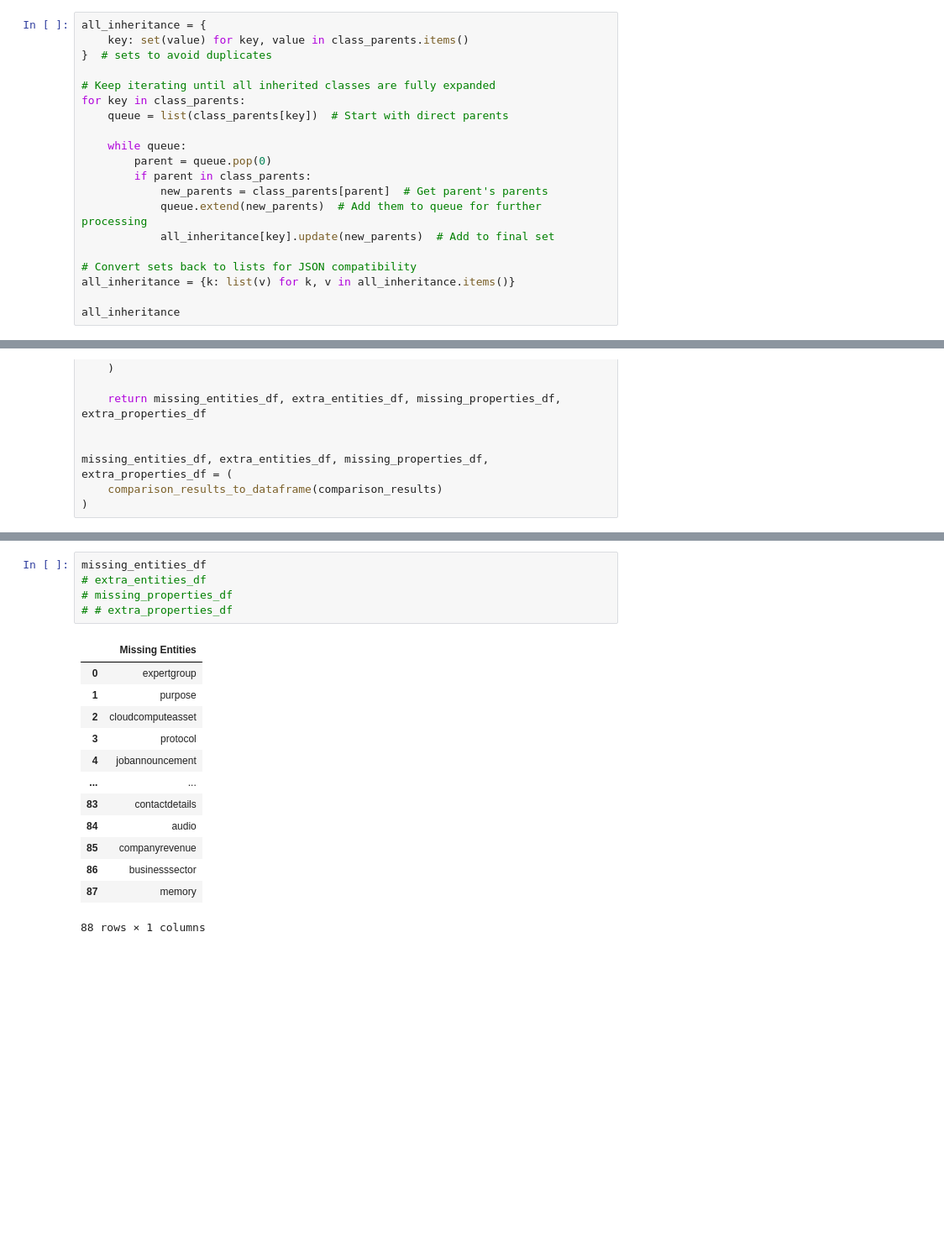
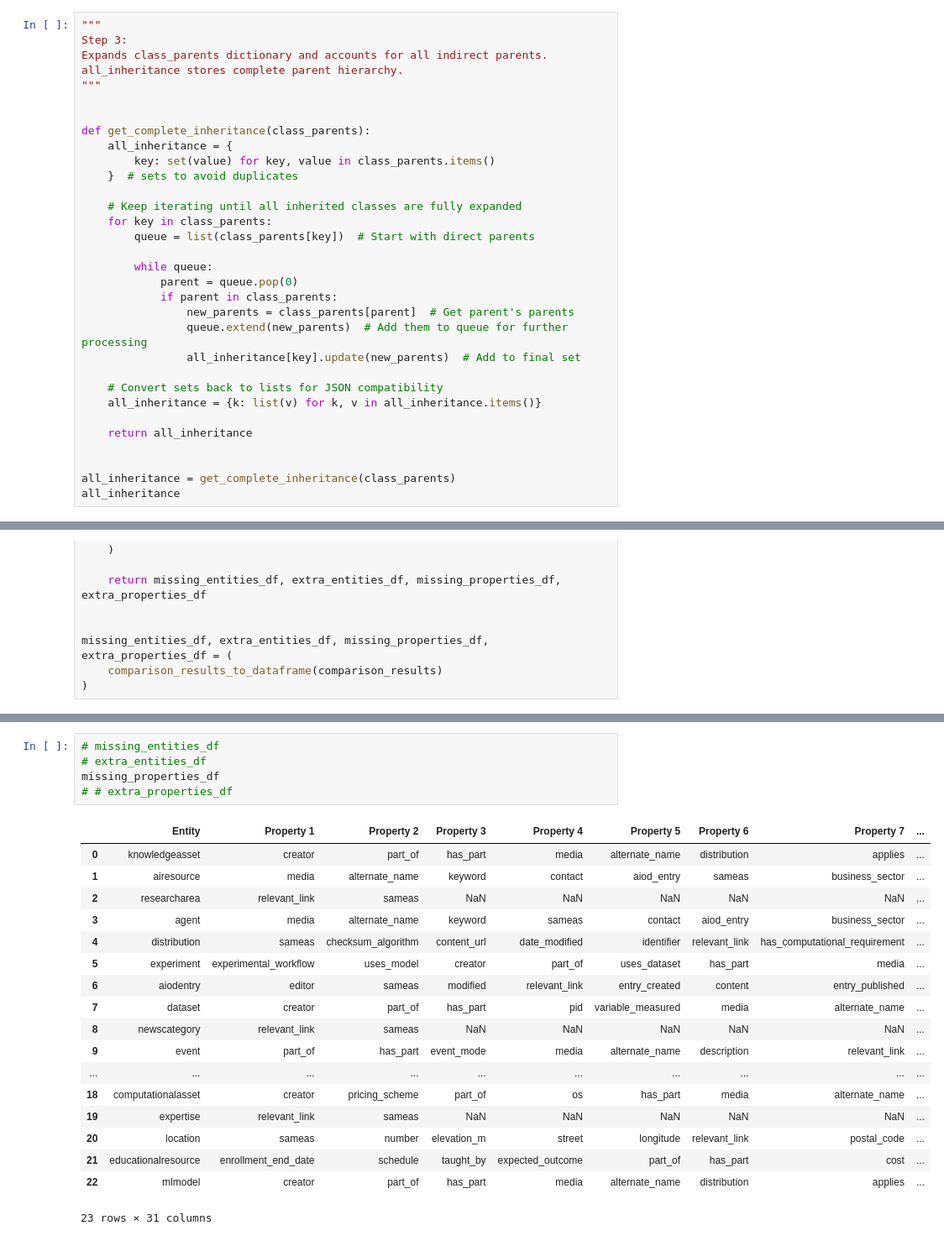
Before and after one commit to crocmons/AIOD-rest-api, a Jupyter notebook: generate_json_schema/generate_schema.ipynb, the cells around one changed output, grey strips where cells are left out. Shown: that part at 84% size. Cells and saved outputs as stored; diff of their text form; blank space fills up the shorter version.

```diff
--- a/generate_json_schema/generate_schema.ipynb
+++ b/generate_json_schema/generate_schema.ipynb
@@ -138,20 +243,32 @@ class_parents
 # %%
-all_inheritance = {
-    key: set(value) for key, value in class_parents.items()
-}  # sets to avoid duplicates
+"""
+Step 3:
+Expands class_parents dictionary and accounts for all indirect parents.
+all_inheritance stores complete parent hierarchy.
+"""
 
-# Keep iterating until all inherited classes are fully expanded
-for key in class_parents:
-    queue = list(class_parents[key])  # Start with direct parents
 
-    while queue:
-        parent = queue.pop(0)
-        if parent in class_parents:
-            new_parents = class_parents[parent]  # Get parent's parents
-            queue.extend(new_parents)  # Add them to queue for further processing
-            all_inheritance[key].update(new_parents)  # Add to final set
+def get_complete_inheritance(class_parents):
+    all_inheritance = {
+        key: set(value) for key, value in class_parents.items()
+    }  # sets to avoid duplicates
 
-# Convert sets back to lists for JSON compatibility
-all_inheritance = {k: list(v) for k, v in all_inheritance.items()}
+    # Keep iterating until all inherited classes are fully expanded
+    for key in class_parents:
+        queue = list(class_parents[key])  # Start with direct parents
 
+        while queue:
+            parent = queue.pop(0)
+            if parent in class_parents:
+                new_parents = class_parents[parent]  # Get parent's parents
+                queue.extend(new_parents)  # Add them to queue for further processing
+                all_inheritance[key].update(new_parents)  # Add to final set
+
+    # Convert sets back to lists for JSON compatibility
+    all_inheritance = {k: list(v) for k, v in all_inheritance.items()}
+
+    return all_inheritance
+
+
+all_inheritance = get_complete_inheritance(class_parents)
 all_inheritance
@@ -519,19 +730,24 @@ missing_properties_df[missing_properties_df["Entity"] == "knowledgeasset"]
 # %%
-missing_entities_df
+# missing_entities_df
 # extra_entities_df
-# missing_properties_df
+missing_properties_df
 # # extra_properties_df
 # %% [output]
-|  | Missing Entities |
-| 0 | expertgroup |
-| 1 | purpose |
-| 2 | cloudcomputeasset |
-| 3 | protocol |
-| 4 | jobannouncement |
-| ... | ... |
-| 83 | contactdetails |
-| 84 | audio |
-| 85 | companyrevenue |
-| 86 | businesssector |
-| 87 | memory |
+|  | Entity | Property 1 | Property 2 | Property 3 | Property 4 | Property 5 | Property 6 | Property 7 | ... |
+| 0 | knowledgeasset | creator | part_of | has_part | media | alternate_name | distribution | applies | ... |
+| 1 | airesource | media | alternate_name | keyword | contact | aiod_entry | sameas | business_sector | ... |
+| 2 | researcharea | relevant_link | sameas | NaN | NaN | NaN | NaN | NaN | ... |
+| 3 | agent | media | alternate_name | keyword | sameas | contact | aiod_entry | business_sector | ... |
+| 4 | distribution | sameas | checksum_algorithm | content_url | date_modified | identifier | relevant_link | has_computational_requirement | ... |
+| 5 | experiment | experimental_workflow | uses_model | creator | part_of | uses_dataset | has_part | media | ... |
+| 6 | aiodentry | editor | sameas | modified | relevant_link | entry_created | content | entry_published | ... |
+| 7 | dataset | creator | part_of | has_part | pid | variable_measured | media | alternate_name | ... |
+| 8 | newscategory | relevant_link | sameas | NaN | NaN | NaN | NaN | NaN | ... |
+| 9 | event | part_of | has_part | event_mode | media | alternate_name | description | relevant_link | ... |
+| ... | ... | ... | ... | ... | ... | ... | ... | ... | ... |
+| 18 | computationalasset | creator | pricing_scheme | part_of | os | has_part | media | alternate_name | ... |
+| 19 | expertise | relevant_link | sameas | NaN | NaN | NaN | NaN | NaN | ... |
+| 20 | location | sameas | number | elevation_m | street | longitude | relevant_link | postal_code | ... |
+| 21 | educationalresource | enrollment_end_date | schedule | taught_by | expected_outcome | part_of | has_part | cost | ... |
+| 22 | mlmodel | creator | part_of | has_part | media | alternate_name | distribution | applies | ... |
-88 rows × 1 columns
+23 rows × 31 columns
```
Also changed, not shown: parts of 21 cells of this notebook.
